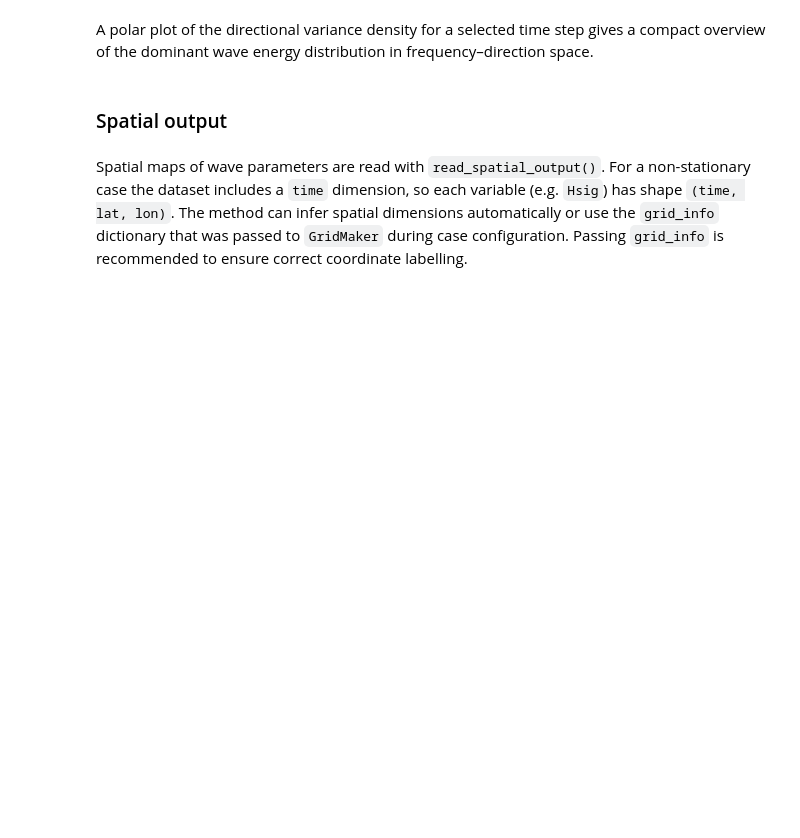
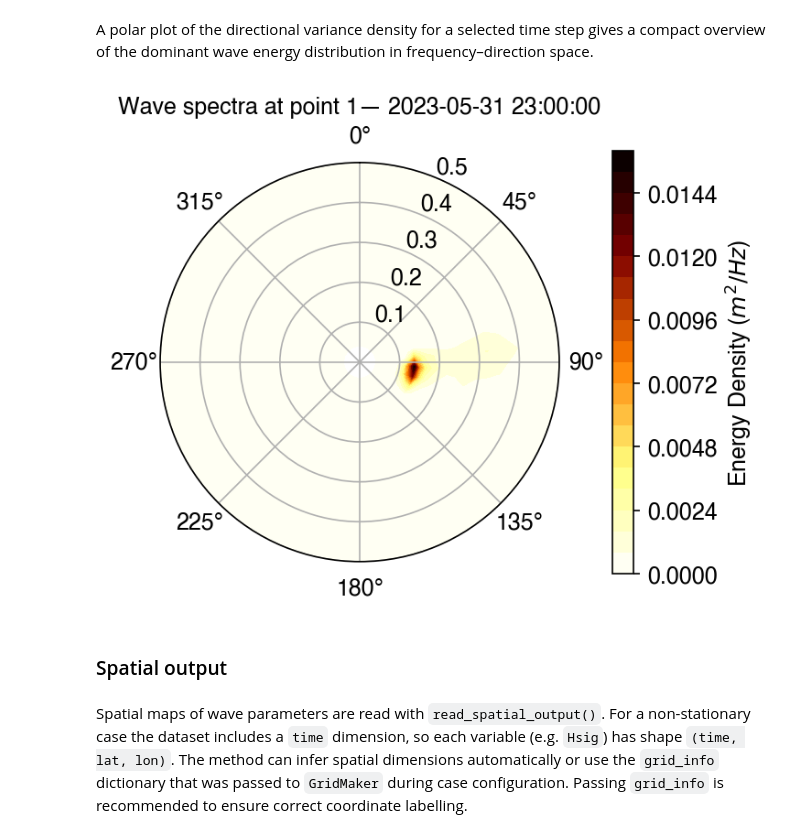
Before and after one commit to oceanicos-dev-org/oceanicospy, a Jupyter notebook: examples/models/swan_nonstationary_case.ipynb, the cells around one changed output. Saved outputs shown, nothing was run; the diff lists cells and outputs as text; code cells hidden in the pictures; blank space fills up the shorter version.

```diff
--- a/examples/models/swan_nonstationary_case.ipynb
+++ b/examples/models/swan_nonstationary_case.ipynb
@@ -585,16 +637,24 @@ wave_spectra.coords
 # %% [markdown]
 A polar plot of the directional variance density for a selected time step gives a compact overview of the dominant wave energy distribution in frequency–direction space.
+# %%
+# Select the time step to visualise (−1 = last snapshot)
+t_idx = -1
+
+theta,r = np.meshgrid(wave_spectra.dir.values, wave_spectra.freq.values)
+theta_rad = np.deg2rad(theta)
+# Closing the wave spectra to make a complete polar plot of the directional distribution
+theta_rad = np.append(theta_rad, theta_rad[:,0:1]+2*np.pi, axis=1)
+r = np.append(r, r[:,0:1], axis=1)
+efth_closed = np.append(wave_spectra['efth'][t_idx,:,:,:].values, wave_spectra['efth'][t_idx,:,:,0:1].values, axis=2)
 # %%
-# Select the time step to visualise (−1 = last snapshot)
-t_idx = -1
-
-theta, r = np.meshgrid(wave_spectra.dir.values, wave_spectra.freq.values)
 fig, ax = plt.subplots(figsize=(5, 4), subplot_kw={'projection': 'polar'})
-cf = ax.contourf(np.deg2rad(theta), r, wave_spectra['efth'][t_idx, 0, :, :],
+cf = ax.contourf(theta_rad, r, efth_closed[0, :, :],
                   levels=20, cmap='afmhot_r')
 ax.set_theta_zero_location('N')
 ax.set_theta_direction(-1)
-ax.set(ylim=(0, 0.3))
+ax.set(ylim=(0, 0.5))
 plt.colorbar(cf, label='Energy Density ($m^2/Hz$)', pad=0.1)
-ax.set_title(f"Wave spectra — {str(wave_spectra.time.values[t_idx])[:16]}")
+ax.set_title(f"Wave spectra at point {wave_spectra.site.values[0]}— {pd.to_datetime(wave_spectra.time.values[t_idx])}")
 plt.show()
+# %% [output]
+[figure, added]
```
Also changed, not shown: parts of 12 cells of this notebook, 2 other files.
